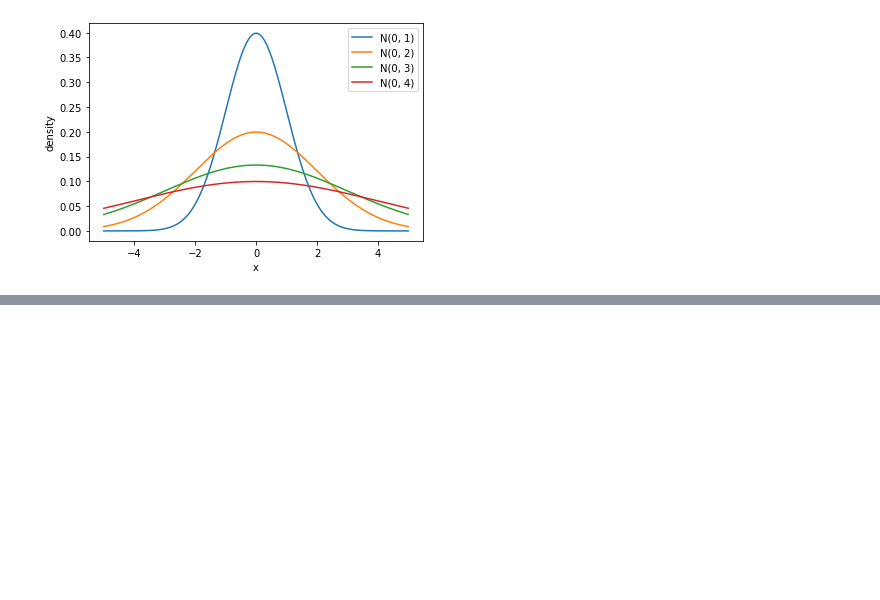
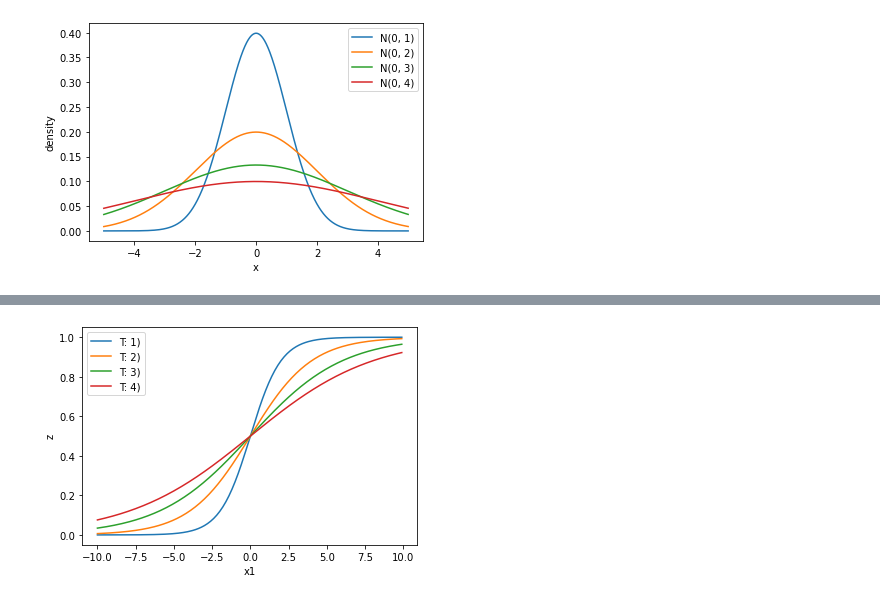
Before and after one commit to DongDong500/CPNKDv2, a Jupyter notebook: pallete_trans.ipynb, the cells around one changed output, grey strips where cells are left out. Cells and saved outputs as stored; diff of their text form; code cells hidden in the pictures; blank space fills up the shorter version.

```diff
--- a/pallete_trans.ipynb
+++ b/pallete_trans.ipynb
@@ -782,0 +814,20 @@ plt.show()
+# %%
+import numpy as np
+import matplotlib.pyplot as plt
+
+x1 = np.arange(-10, 10, 0.1)
+
+def soft_label(x, y, t):
+    return np.exp(x / t) / (np.exp(x / t) + np.exp(y / t))
+
+legend = []
+for i in range(1, 5):
+    legend.append(f'T: {i})')
+    plt.plot(x1, soft_label(x1, -0.0, i))
+
+plt.xlabel('x1')
+plt.ylabel('z')
+plt.legend(legend)
+plt.show()
+# %% [output]
+[figure, added]
```
Also changed, not shown: parts of 3 cells of this notebook, 3 other files.
